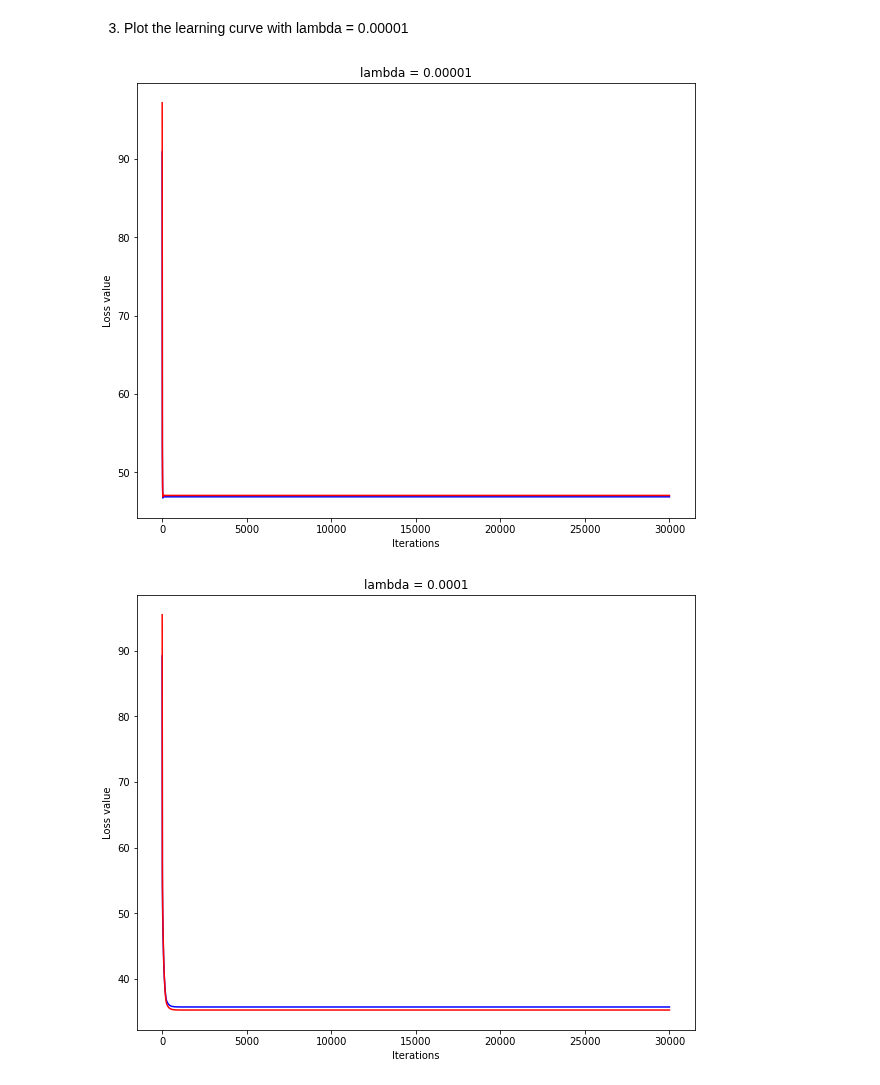
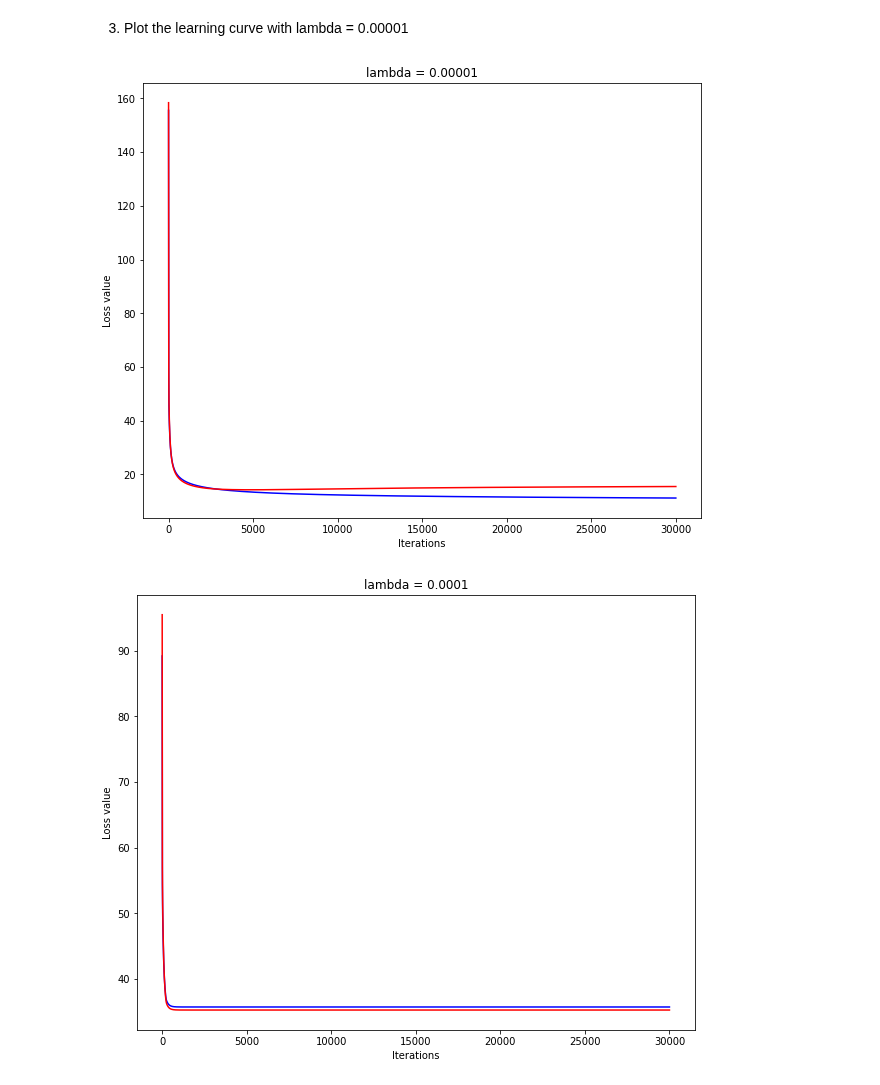
Before and after one commit to insu0929/mlproject, a Jupyter notebook: assign06_20140313.ipynb, the cells around one changed output. Saved outputs shown, nothing was run; the diff lists cells and outputs as text; code cells hidden in the pictures.

```diff
--- a/assign06_20140313.ipynb
+++ b/assign06_20140313.ipynb
@@ -94,6 +94,12 @@ test_L_iters = [0, 0, 0, 0, 0]
 
 for i in range(5):
     train_w[4-i], train_L_iters[4-i], test_L_iters[4-i] = grad_desc(X_train, X_test, y_train, y_test, w_init, tau, max_iter, 0.1*(0.1**i))
+# %%
+train_w_m1, train_L_iters_m1, test_L_iters_m1 = grad_desc(X_train, X_test, y_train, y_test, w_init, tau, max_iter, 0.00001)
+train_w_m2, train_L_iters_m2, test_L_iters_m2 = grad_desc(X_train, X_test, y_train, y_test, w_init, tau, max_iter, 0.0001)
+train_w_m3, train_L_iters_m3, test_L_iters_m3 = grad_desc(X_train, X_test, y_train, y_test, w_init, tau, max_iter, 0.001)
+train_w_m4, train_L_iters_m4, test_L_iters_m4 = grad_desc(X_train, X_test, y_train, y_test, w_init, tau, max_iter, 0.01)
+train_w_m5, train_L_iters_m5, test_L_iters_m5 = grad_desc(X_train, X_test, y_train, y_test, w_init, tau, max_iter, 0.1)
 # %%
 p = [None, None, None, None, None]
 for i in range(5):
@@ -147,14 +153,14 @@ plt.show()
 3. Plot the learning curve with lambda = 0.00001
 # %%
 plt. figure(3, figsize=(10,8))
-plt.plot(np.array(range(max_iter)), train_L_iters[4], c = 'blue', label = 'training')
-plt.plot(np.array(range(max_iter)), test_L_iters[4], c = 'red', label = 'testing')
+plt.plot(np.array(range(max_iter)), train_L_iters_m1, c = 'blue', label = 'training')
+plt.plot(np.array(range(max_iter)), test_L_iters_m1, c = 'red', label = 'testing')
 plt.title('lambda = 0.00001')
 plt.xlabel('Iterations')
 plt.ylabel('Loss value')
 plt.show()
 # %% [output]
-[figure, old version]
+[figure, new version]
 # %%
 plt. figure(3, figsize=(10,8))
 plt.plot(np.array(range(max_iter)), train_L_iters[3], c = 'blue', label = 'training')
```
Also changed, not shown: parts of 4 cells of this notebook.
